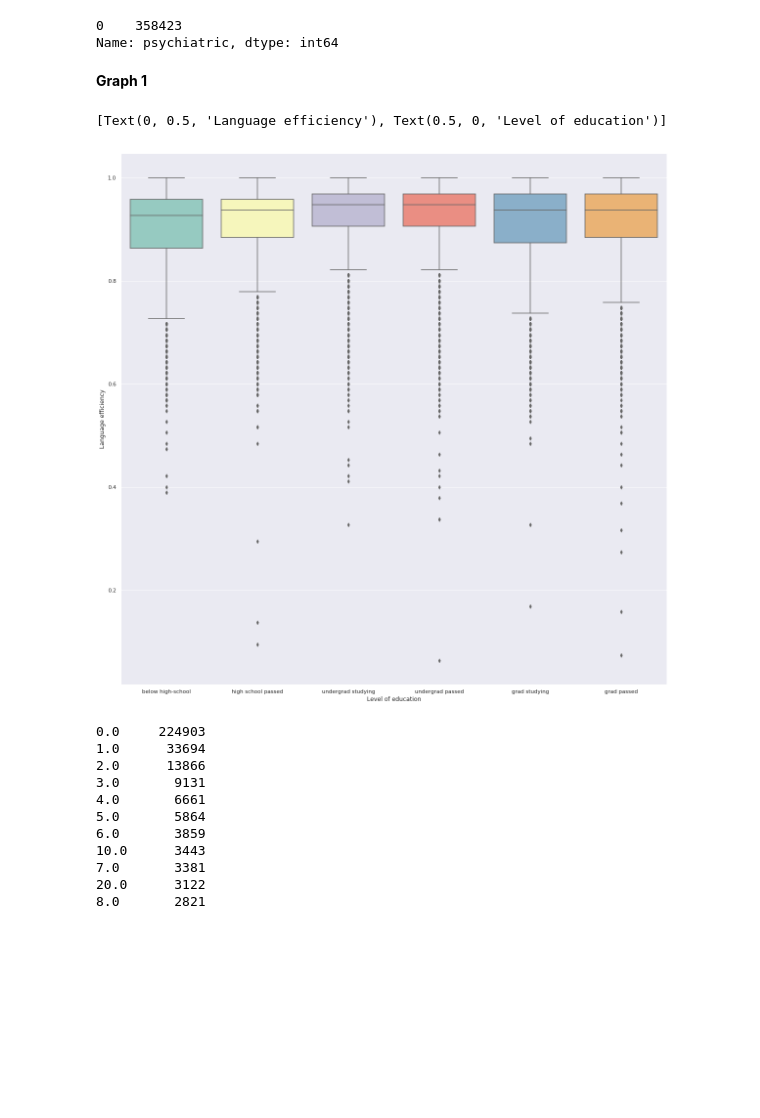
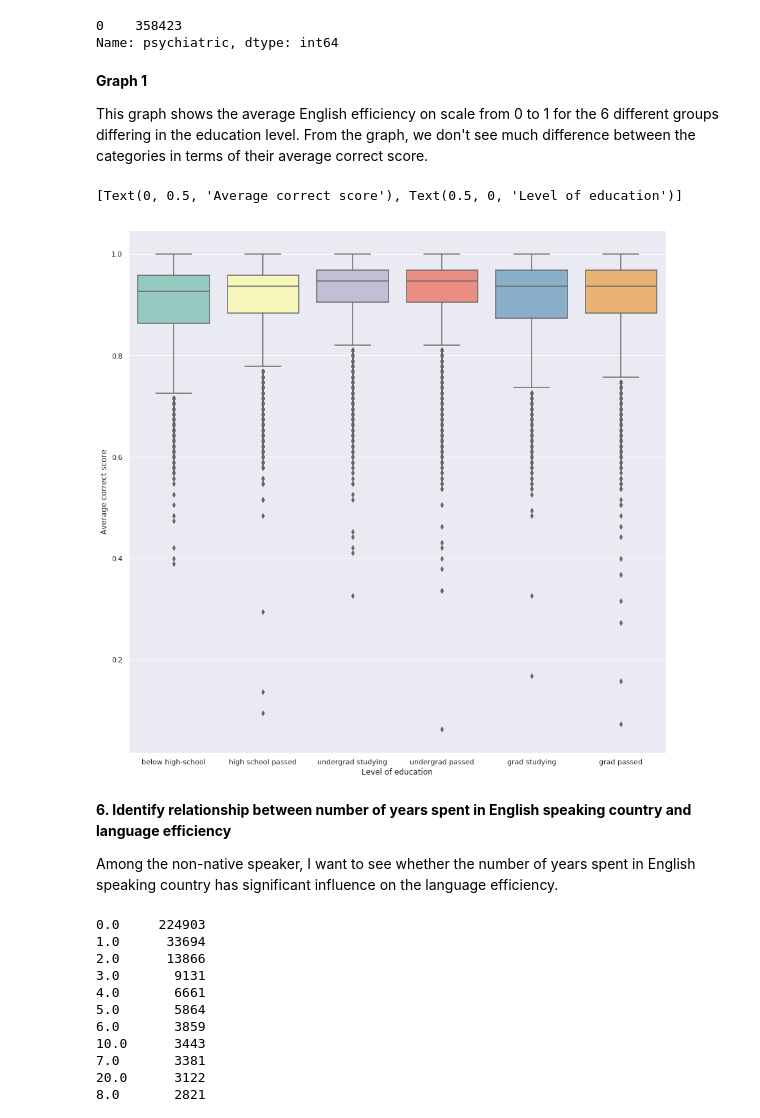
Before and after one commit to iqbalmorshed/Language-learning, a Jupyter notebook: Language Learning Efficiency.ipynb, the cells around one changed output. Cells and saved outputs as stored; diff of their text form; code cells hidden in the pictures; blank space fills up the shorter version.

Commit message:
1.Provided all description 2.added graph 3

```diff
--- a/Language Learning Efficiency.ipynb
+++ b/Language Learning Efficiency.ipynb
@@ -345,0 +322,9 @@ Name: nat_Eng, dtype: int64
+# %%
+def func(x):
+    if np.isnan(x):
+        return x
+    else:
+        return int(x)
+df['house_Eng'] = df['house_Eng'].apply(func)
+# %%
+df['house_Eng'] = df['house_Eng'].fillna(-1).astype(int)
@@ -424,18 +422,24 @@ edu_data['psychiatric'].value_counts()
 # %% [output]
 0    358423
 Name: psychiatric, dtype: int64
-# %% [markdown]
-**Graph 1**
+# %% [markdown]
+**Graph 1**
+
+This graph shows the average English efficiency on scale from 0 to 1 for the 6 different groups differing in the education level. From the graph, we don't see much difference between the categories in terms of their average correct score.
 # %%
 import seaborn as sns
-sns.set(rc={'figure.figsize':(20,20)})
+sns.set(rc={'figure.figsize':(15,15)})
 sns.boxplot(x="education", y="correct", data=edu_data, palette="Set3", order = ['below high-school', 'high school passed', 'undergrad studying', 'undergrad passed', 'grad studying', 'grad passed']).set(
     xlabel='Level of education',
-    ylabel='Language efficiency'
+    ylabel='Average correct score'
 )
 # %% [output]
-[Text(0, 0.5, 'Language efficiency'), Text(0.5, 0, 'Level of education')]
+[Text(0, 0.5, 'Average correct score'), Text(0.5, 0, 'Level of education')]
-[figure, old version]
+[figure, new version]
+# %% [markdown]
+**6. Identify relationship between number of years spent in English speaking country and language efficiency**
+
+Among the non-native speaker, I want to see whether the number of years spent in English speaking country has significant influence on the language efficiency.
 # %%
 non_natives['Eng_country_yrs'].value_counts()
 # %% [output]
```
Also changed, not shown: parts of 36 cells of this notebook.
